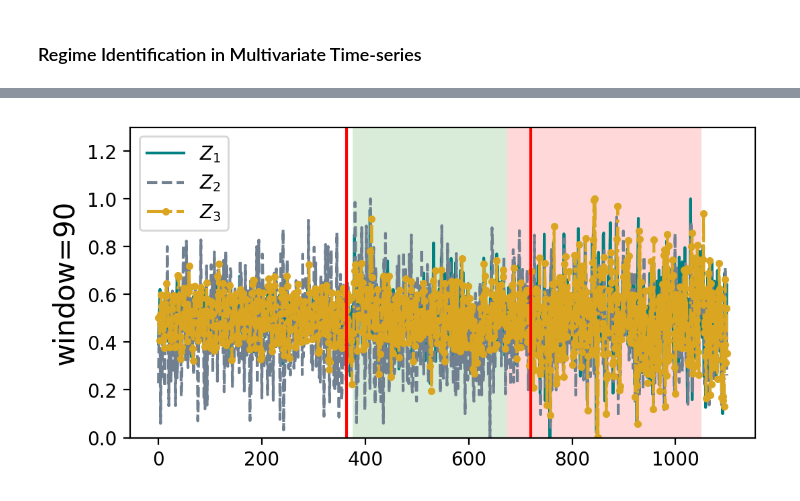
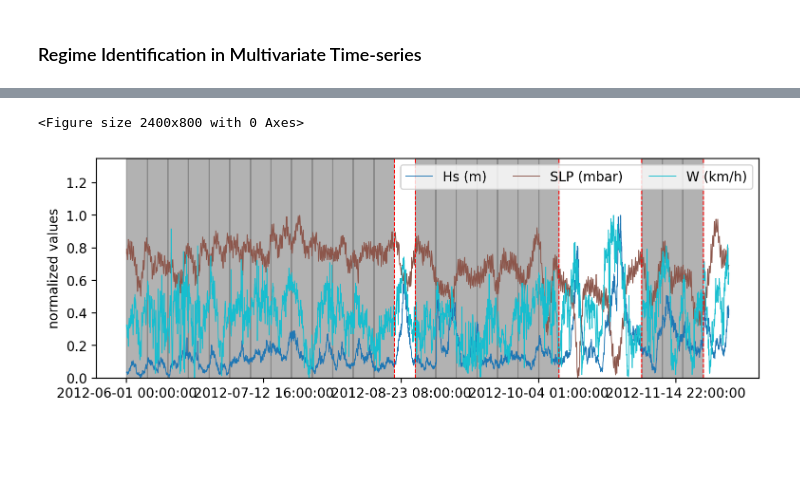
Before and after one commit to wasimahmadpk/RegimeIdentification, a Jupyter notebook: src/regimes_identification.ipynb, the cells around one changed output, grey strips where cells are left out. Cells and saved outputs as stored; diff of their text form; code cells hidden in the pictures; blank space fills up the shorter version.

```diff
--- a/src/regimes_identification.ipynb
+++ b/src/regimes_identification.ipynb
@@ -40,0 +47,5 @@ data = pd.read_csv(r'../datasets/synthetic_datac.csv')
+# %%
+# Load data
+file_path = r'../datasets/hurricane/hpw.xls'  # Replace with the actual file path
+data = read_file(file_path)
+data.head()
@@ -40,0 +59,5 @@ data = pd.read_csv(r'../datasets/synthetic_datac.csv')
+# %%
+data.set_index('Date', inplace=True)
+data.index = pd.to_datetime(data.index, format = '%Y-%m-%d').strftime('%m/%d/%Y')
+
+data.head()
@@ -73 +101,6 @@ Z5    0
 dtype: int64
+# %%
+data = data.dropna(how='any',axis=0)
+# data = data.drop(columns=['Date'])
+columns = data.columns
+data.isnull().sum()
@@ -103,17 +143,17 @@ plt.show()
 # %%
 # Desired number of clusters
-k = 3
+k = 2
 
 # Sliding window size
-winsize = 75 # 155
+winsize = 150 # 155
 
 # distance metrics
 metricE = 'Euclidean'
 metricR = 'Riemannian'
 
 # Specify reduced dimension size, default is dim='full' for no dimension reduction.
-dim = '4'
+dim = 'full'
 
 # Retrieve regimes with their corresponding indices
-clusters, cluster_idx, *_ = regimes.get_regimes(data, winsize, k, metricR)
+clusters, cluster_idx, *_ = regimes.get_regimes(data, winsize, k, metricR, dim)
 # %% [output]
@@ -134,6 +174,8 @@ print(len(clusters_extended), data.shape)
 datanew = data.iloc[:len(clusters_extended), :].copy()
 datanew['Clusters'] = clusters_extended
 # %%
-regimes.plot_regimes(data, clusters, cluster_idx, winsize, dtype='synthetic')
+var_to_plot = columns
+regimes.plot_regimes(data, var_to_plot, clusters, cluster_idx, winsize, dtype='real')
 # %% [output]
+<Figure size 2400x800 with 0 Axes>
-[figure, old version]
+[figure, new version]
```
Also changed, not shown: parts of 16 cells of this notebook, 1 other file.
